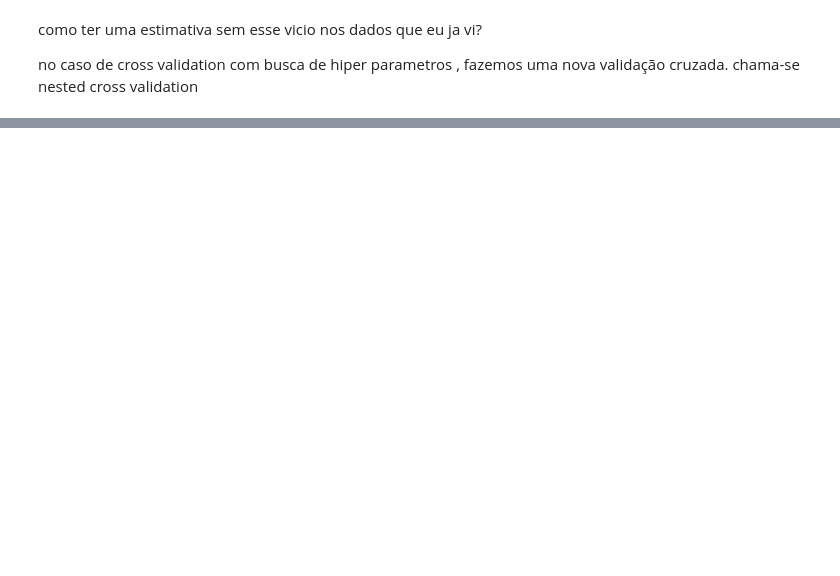
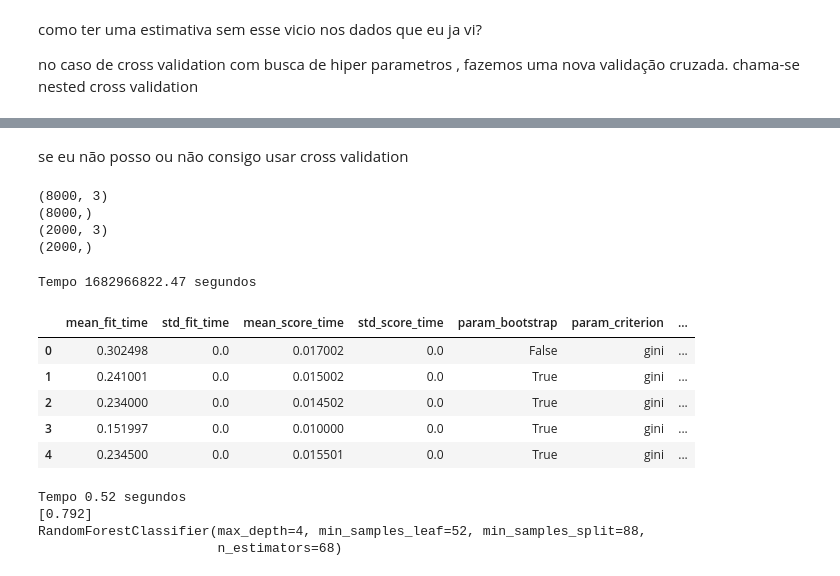
Before and after one commit to Augusto-S01/estudosDeIA, a Jupyter notebook: otimizacaoModelo/main.ipynb, the cells around one changed output, grey strips where cells are left out. Drawn from its saved outputs; the diff is of its cells as text; code cells hidden in the pictures; blank space fills up the shorter version.

```diff
--- a/otimizacaoModelo/main.ipynb
+++ b/otimizacaoModelo/main.ipynb
@@ -438,0 +519,76 @@ graph
+# %% [markdown]
+se eu não posso ou não consigo usar cross validation
+# %%
+# 0.6 treino
+# 0.2 teste       -> dev teste
+# 0.2 validacao
+
+from sklearn.model_selection import train_test_split
+SEED = 301
+np.random.seed(SEED)
+
+
+x_treino_teste, x_validacao, y_treino_teste, y_validacao =   train_test_split(x_azar,y_azar,test_size=0.2,shuffle=True,stratify=y_azar)
+
+print(x_treino_teste.shape)
+print(y_treino_teste.shape)
+print(x_validacao.shape)
+print(y_validacao.shape)
+# %% [output]
+(8000, 3)
+(8000,)
+(2000, 3)
+(2000,)
+# %%
+from sklearn.model_selection import StratifiedShuffleSplit
+
+SEED = 301
+np.random.seed(SEED)
+
+espaco_de_parametros = {
+    "n_estimators" : randint(10,101),
+    "max_depth" : randint(3,6),
+    "min_samples_split": randint(32,129),
+    "min_samples_leaf": randint(32,129),
+    "criterion": ["gini", "entropy"],
+    "bootstrap": [True, False]
+}
+split = StratifiedShuffleSplit(n_splits=1,test_size=0.25)
+
+tic = time.time()
+busca = RandomizedSearchCV(RandomForestClassifier(),
+                           espaco_de_parametros,
+                           n_iter=5,
+                           cv=split)
+busca.fit(x_azar,y_azar)
+tac = time.time()
+tempo_que_passou = tac = tic
+print("Tempo %.2f segundos" % tempo_que_passou)
+
+resultados = pd.DataFrame(busca.cv_results_)
+resultados.head()
+# %% [output]
+Tempo 1682966822.47 segundos
+|  | mean_fit_time | std_fit_time | mean_score_time | std_score_time | param_bootstrap | param_criterion | ... |
+| 0 | 0.302498 | 0.0 | 0.017002 | 0.0 | False | gini | ... |
+| 1 | 0.241001 | 0.0 | 0.015002 | 0.0 | True | gini | ... |
+| 2 | 0.234000 | 0.0 | 0.014502 | 0.0 | True | gini | ... |
+| 3 | 0.151997 | 0.0 | 0.010000 | 0.0 | True | gini | ... |
+| 4 | 0.234500 | 0.0 | 0.015501 | 0.0 | True | gini | ... |
+# %%
+#validação
+tic = time.time()
+scores = cross_val_score(busca, x_validacao, y_validacao, cv = split)
+tac = time.time()
+tempo_passado = tac- tic
+print("Tempo %.2f segundos " % tempo_passado)
+
+
+melhor = busca.best_estimator_
+print(scores)
+print(melhor)
+# %% [output]
+Tempo 0.52 segundos
+[0.792]
+RandomForestClassifier(max_depth=4, min_samples_leaf=52, min_samples_split=88,
+                       n_estimators=68)
```
Also changed, not shown: parts of 47 cells of this notebook.
